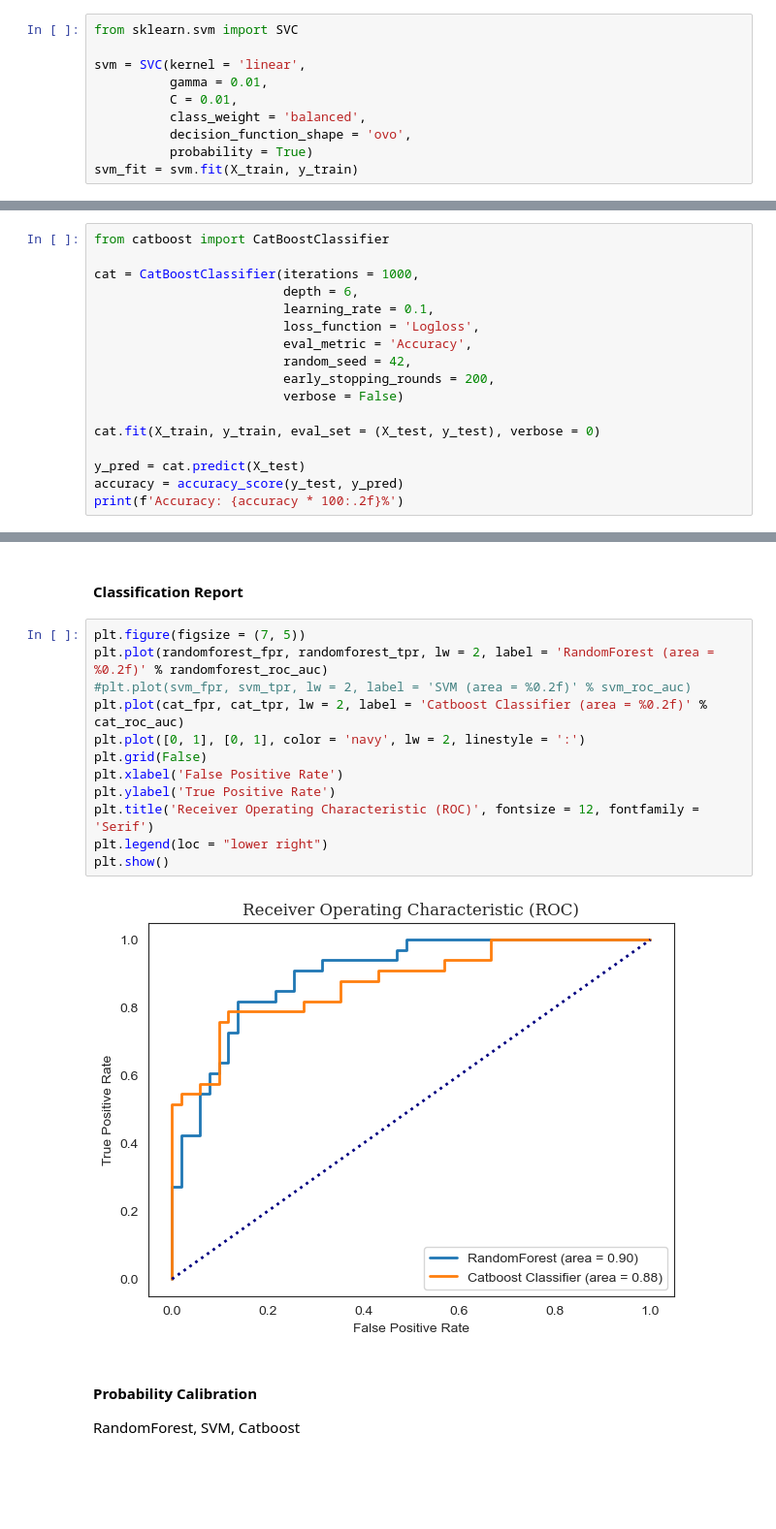
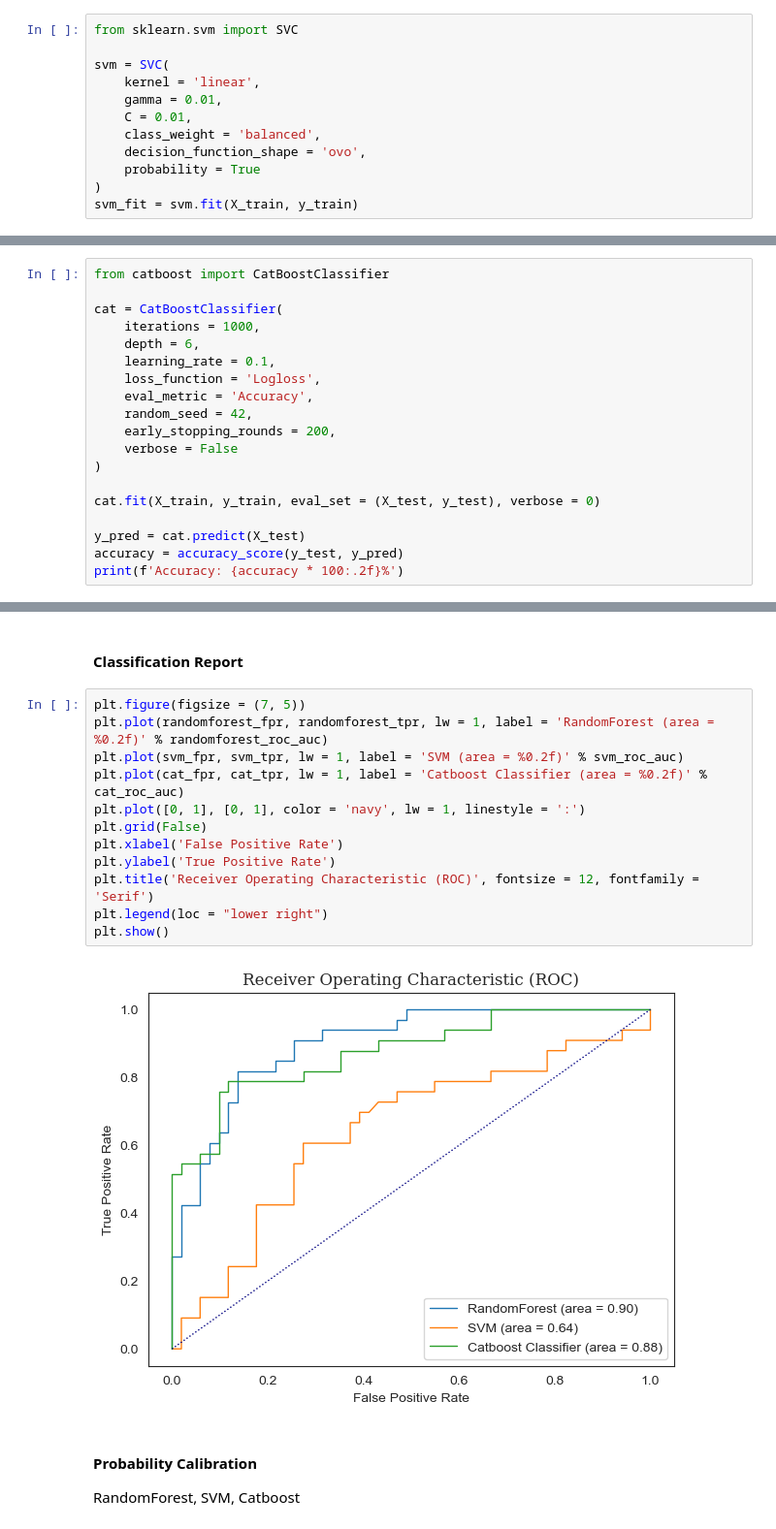
Before and after one commit to Tommylee1013/IndustrialMathematics, a Jupyter notebook: Projects/Modeling.ipynb, the cells around one changed output, grey strips where cells are left out. Shown at 97% size. Saved outputs shown, nothing was run; the diff lists cells and outputs as text; blank space fills up the shorter version.

```diff
--- a/Projects/Modeling.ipynb
+++ b/Projects/Modeling.ipynb
@@ -253,12 +255,14 @@ Support Vector Machine
 # %%
 from sklearn.svm import SVC
 
-svm = SVC(kernel = 'linear',
-          gamma = 0.01,
-          C = 0.01,
-          class_weight = 'balanced',
-          decision_function_shape = 'ovo',
-          probability = True)
+svm = SVC(
+    kernel = 'linear',
+    gamma = 0.01,
+    C = 0.01,
+    class_weight = 'balanced',
+    decision_function_shape = 'ovo',
+    probability = True
+)
 svm_fit = svm.fit(X_train, y_train)
 # %%
 svm_y_pred = svm.predict(X_test)
@@ -293,14 +297,16 @@ plt.show()
 # %%
 from catboost import CatBoostClassifier
 
-cat = CatBoostClassifier(iterations = 1000,
-                         depth = 6,
-                         learning_rate = 0.1,
-                         loss_function = 'Logloss',
-                         eval_metric = 'Accuracy',
-                         random_seed = 42,
-                         early_stopping_rounds = 200,
-                         verbose = False)
+cat = CatBoostClassifier(
+    iterations = 1000,
+    depth = 6,
+    learning_rate = 0.1,
+    loss_function = 'Logloss',
+    eval_metric = 'Accuracy',
+    random_seed = 42,
+    early_stopping_rounds = 200,
+    verbose = False
+)
 
 cat.fit(X_train, y_train, eval_set = (X_test, y_test), verbose = 0)
 
@@ -374,18 +380,18 @@ shap.plots.beeswarm(shap_values_test)
 #### Classification Report
 # %%
 plt.figure(figsize = (7, 5))
-plt.plot(randomforest_fpr, randomforest_tpr, lw = 2, label = 'RandomForest (area = %0.2f)' % randomforest_roc_auc)
-#plt.plot(svm_fpr, svm_tpr, lw = 2, label = 'SVM (area = %0.2f)' % svm_roc_auc)
-plt.plot(cat_fpr, cat_tpr, lw = 2, label = 'Catboost Classifier (area = %0.2f)' % cat_roc_auc)
-plt.plot([0, 1], [0, 1], color = 'navy', lw = 2, linestyle = ':')
+plt.plot(randomforest_fpr, randomforest_tpr, lw = 1, label = 'RandomForest (area = %0.2f)' % randomforest_roc_auc)
+plt.plot(svm_fpr, svm_tpr, lw = 1, label = 'SVM (area = %0.2f)' % svm_roc_auc)
+plt.plot(cat_fpr, cat_tpr, lw = 1, label = 'Catboost Classifier (area = %0.2f)' % cat_roc_auc)
+plt.plot([0, 1], [0, 1], color = 'navy', lw = 1, linestyle = ':')
 plt.grid(False)
 plt.xlabel('False Positive Rate')
 plt.ylabel('True Positive Rate')
 plt.title('Receiver Operating Characteristic (ROC)', fontsize = 12, fontfamily = 'Serif')
 plt.legend(loc = "lower right")
 plt.show()
 # %% [output]
-[figure, old version]
+[figure, new version]
 # %% [markdown]
 #### Probability Calibration
 
```
Also changed, not shown: parts of 21 cells of this notebook, 8 other files.
